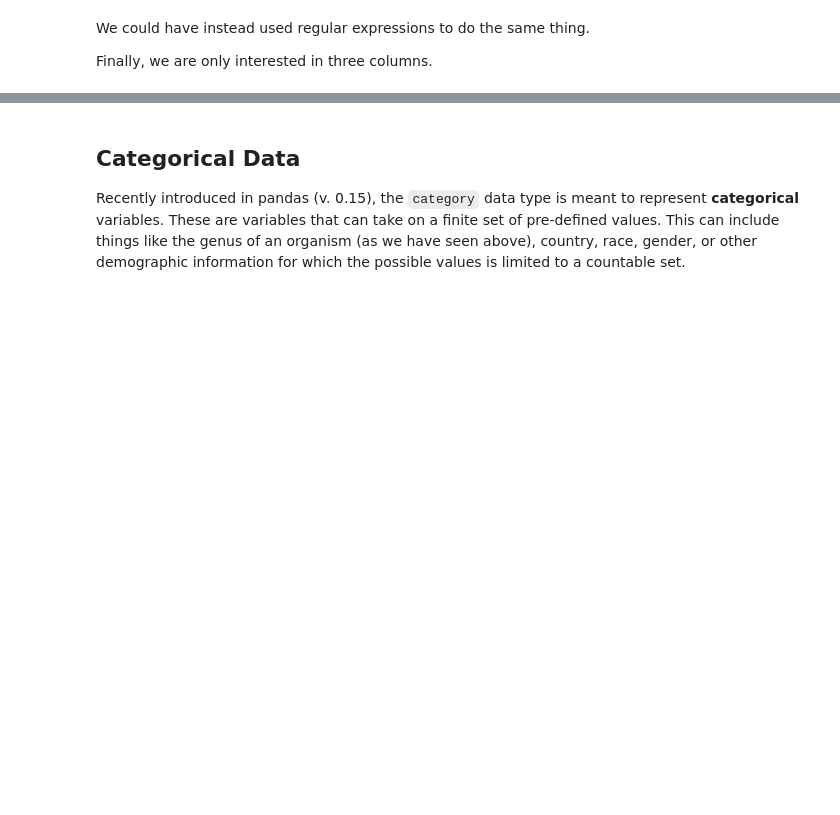
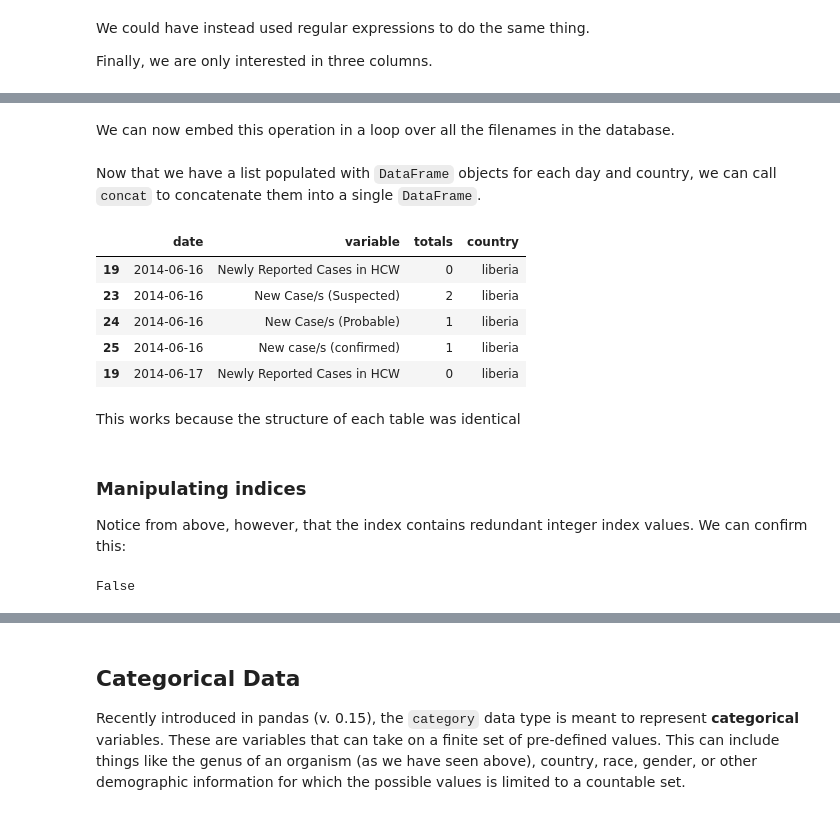
Before and after one commit to fonnesbeck/scipy2015_tutorial, a Jupyter notebook: notebooks/1. Data Preparation.ipynb, the cells around one changed output, grey strips where cells are left out. Saved outputs shown, nothing was run; the diff lists cells and outputs as text; code cells hidden in the pictures; blank space fills up the shorter version.

```diff
--- a/notebooks/1. Data Preparation.ipynb
+++ b/notebooks/1. Data Preparation.ipynb
@@ -1071,0 +1114,2 @@ sample.loc[case_mask, ['date', 'variable', 'National']]
+# %% [markdown]
+We can now embed this operation in a loop over all the filenames in the database.
@@ -1071,0 +1161,22 @@ sample.loc[case_mask, ['date', 'variable', 'National']]
+# %% [markdown]
+Now that we have a list populated with `DataFrame` objects for each day and country, we can call `concat` to concatenate them into a single `DataFrame`.
+# %%
+all_data = pd.concat(datasets)
+all_data.head()
+# %% [output]
+|  | date | variable | totals | country |
+| 19 | 2014-06-16 | Newly Reported Cases in HCW | 0 | liberia |
+| 23 | 2014-06-16 | New Case/s (Suspected) | 2 | liberia |
+| 24 | 2014-06-16 | New Case/s (Probable) | 1 | liberia |
+| 25 | 2014-06-16 | New case/s (confirmed) | 1 | liberia |
+| 19 | 2014-06-17 | Newly Reported Cases in HCW | 0 | liberia |
+# %% [markdown]
+This works because the structure of each table was identical
+# %% [markdown]
+### Manipulating indices
+
+Notice from above, however, that the index contains redundant integer index values. We can confirm this:
+# %%
+all_data.index.is_unique
+# %% [output]
+False
```
Also changed, not shown: parts of 36 cells of this notebook.
